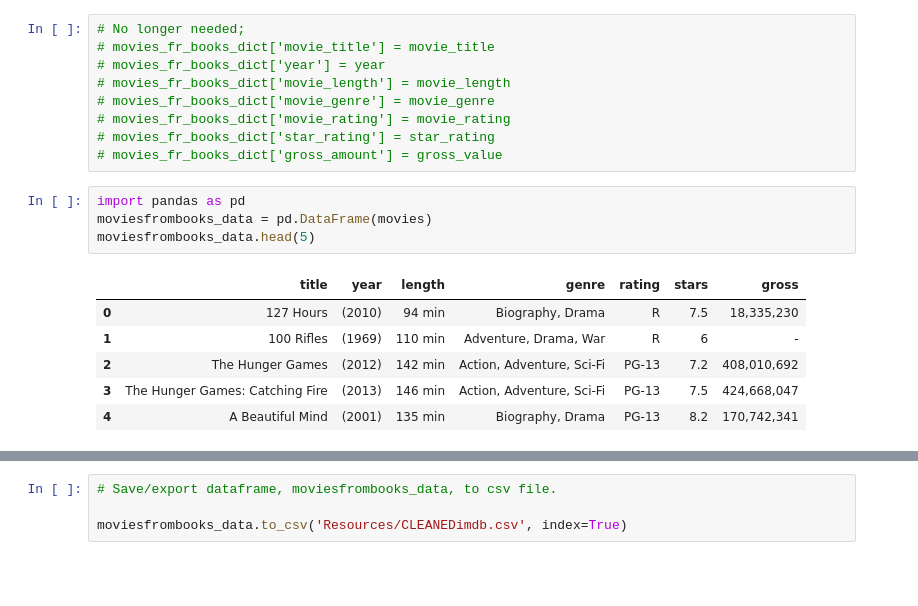
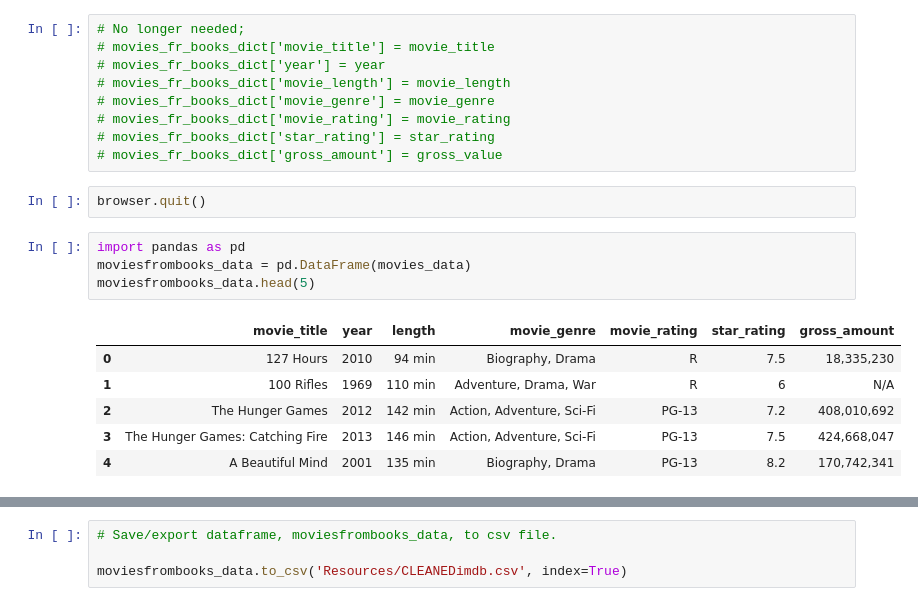
Before and after one commit to CToone/books_vs_movies_data_analysis, a Jupyter notebook: imdb_movies_fr_books - Copy.ipynb, the cells around one changed output, grey strips where cells are left out. Saved outputs shown, nothing was run; the diff lists cells and outputs as text; blank space fills up the shorter version.

Commit message:
uploading imdb csv w/full data

```diff
--- a/imdb_movies_fr_books - Copy.ipynb
+++ b/imdb_movies_fr_books - Copy.ipynb
@@ -165,17 +153,19 @@ gross_amount
 # movies_fr_books_dict['movie_rating'] = movie_rating
 # movies_fr_books_dict['star_rating'] = star_rating
 # movies_fr_books_dict['gross_amount'] = gross_value
+# %%
+browser.quit()
 # %%
 import pandas as pd
-moviesfrombooks_data = pd.DataFrame(movies)
+moviesfrombooks_data = pd.DataFrame(movies_data)
 moviesfrombooks_data.head(5)
 # %% [output]
-|  | title | year | length | genre | rating | stars | gross |
-| 0 | 127 Hours | (2010) | 94 min | Biography, Drama | R | 7.5 | 18,335,230 |
-| 1 | 100 Rifles | (1969) | 110 min | Adventure, Drama, War | R | 6 | - |
-| 2 | The Hunger Games | (2012) | 142 min | Action, Adventure, Sci-Fi | PG-13 | 7.2 | 408,010,692 |
-| 3 | The Hunger Games: Catching Fire | (2013) | 146 min | Action, Adventure, Sci-Fi | PG-13 | 7.5 | 424,668,047 |
-| 4 | A Beautiful Mind | (2001) | 135 min | Biography, Drama | PG-13 | 8.2 | 170,742,341 |
+|  | movie_title | year | length | movie_genre | movie_rating | star_rating | gross_amount |
+| 0 | 127 Hours | 2010 | 94 min | Biography, Drama | R | 7.5 | 18,335,230 |
+| 1 | 100 Rifles | 1969 | 110 min | Adventure, Drama, War | R | 6 | N/A |
+| 2 | The Hunger Games | 2012 | 142 min | Action, Adventure, Sci-Fi | PG-13 | 7.2 | 408,010,692 |
+| 3 | The Hunger Games: Catching Fire | 2013 | 146 min | Action, Adventure, Sci-Fi | PG-13 | 7.5 | 424,668,047 |
+| 4 | A Beautiful Mind | 2001 | 135 min | Biography, Drama | PG-13 | 8.2 | 170,742,341 |
 # %%
 #Identify datatype.
 moviesfrombooks_data.dtypes
```
Also changed, not shown: parts of 18 cells of this notebook, 1 other file.
